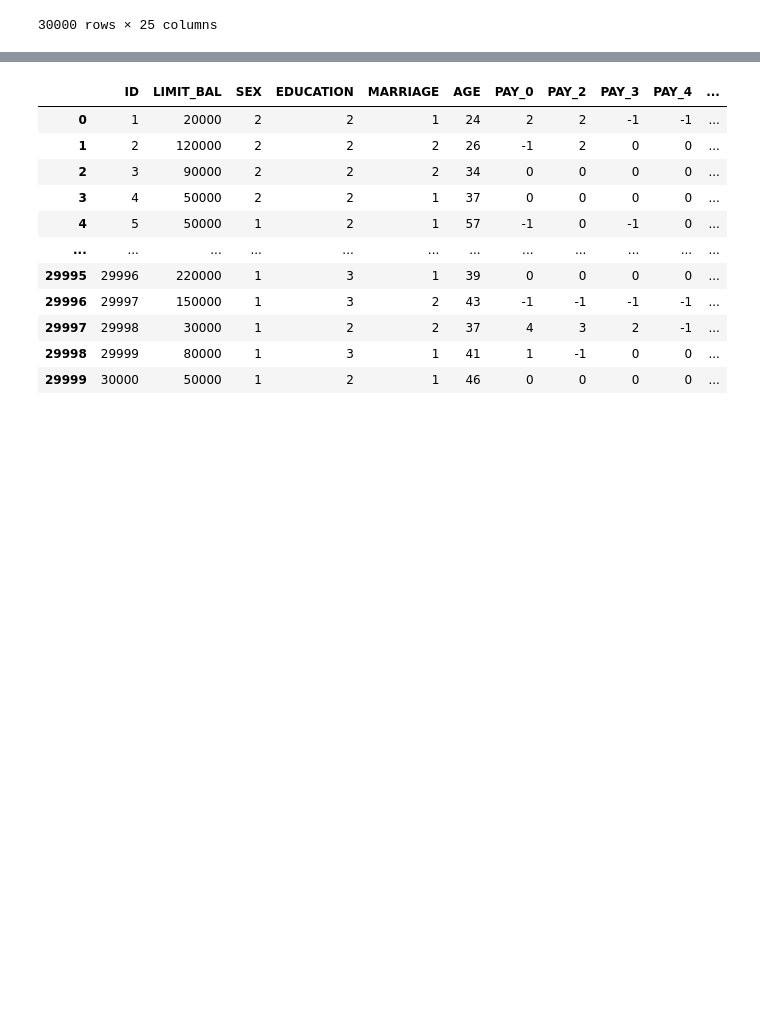
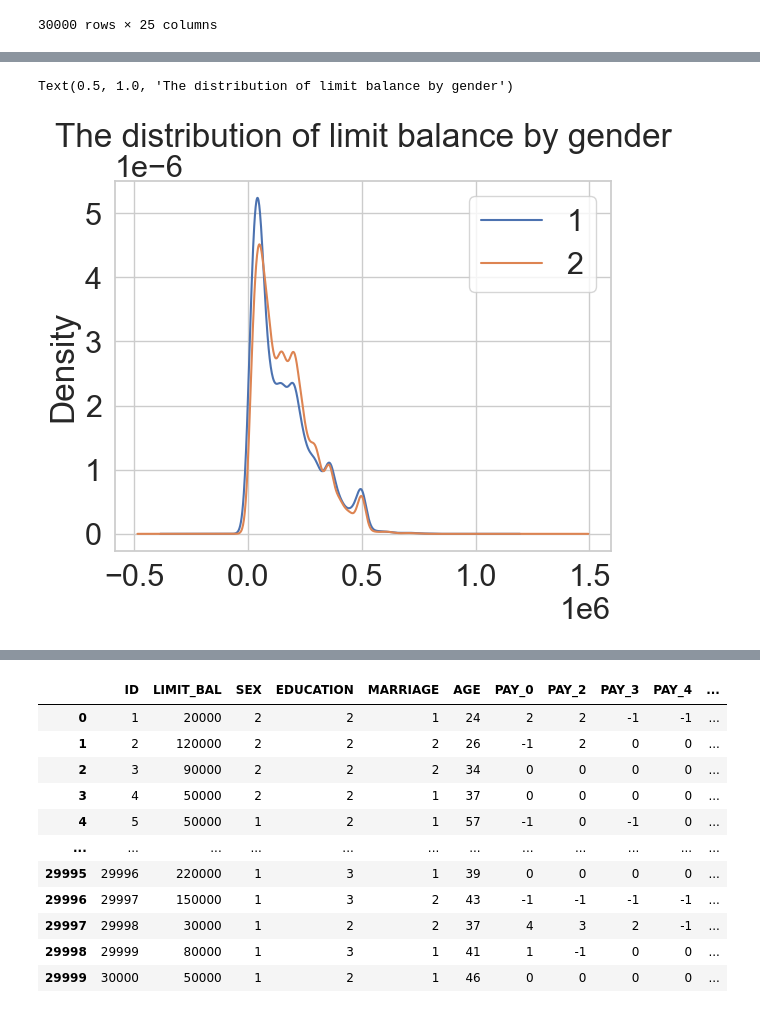
Before and after one commit to ubco-W2022T2-data301/project-group-group27, a Jupyter notebook: analysis/analysis_Betty.ipynb, the cells around one changed output, grey strips where cells are left out. Drawn from its saved outputs; the diff is of its cells as text; code cells hidden in the pictures; blank space fills up the shorter version.

```diff
--- a/analysis/analysis_Betty.ipynb
+++ b/analysis/analysis_Betty.ipynb
@@ -240,3 +234,10 @@ ValueError: Could not interpret value `SEX` for parameter `x`
+# %%
+df_cleaned.groupby('SEX')['LIMIT_BAL'].plot(kind = 'kde')
+plt.legend()
+plt.title('The distribution of limit balance by gender')
+# %% [output]
+Text(0.5, 1.0, 'The distribution of limit balance by gender')
+[figure, added]
 # %%
 mean_limit_bal_age = df_cleaned.groupby('AGE')['LIMIT_BAL'].mean()
 plt.plot(mean_limit_bal_age.index, mean_limit_bal_age.values)
```
Also changed, not shown: parts of 16 cells of this notebook, 1 other file.
